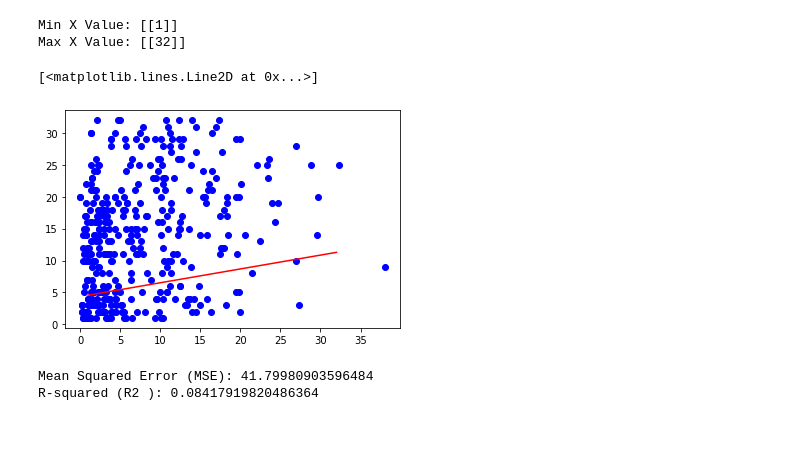
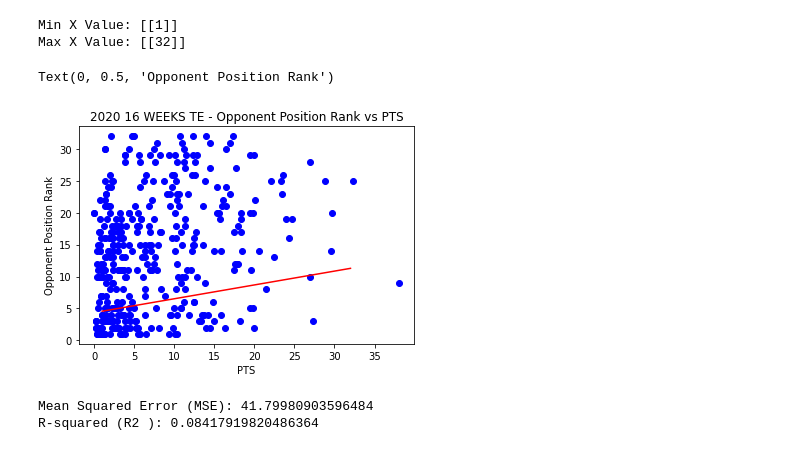
Before and after one commit to TBG1006/Fantasy-Football, a Jupyter notebook: SOS_TBG.ipynb, the cells around one changed output. Drawn from its saved outputs; the diff is of its cells as text; code cells hidden in the pictures.

Commit message:
updte charts, text

```diff
--- a/SOS_TBG.ipynb
+++ b/SOS_TBG.ipynb
@@ -94,9 +92,12 @@ y_max = model.predict(x_max)
 # %%
 plt.scatter(y, X, c='blue')
 plt.plot([x_min[0], x_max[0]], [y_min[0], y_max[0]], c='red')
+plt.title('2020 16 WEEKS TE - Opponent Position Rank vs PTS')
+plt.xlabel('PTS')
+plt.ylabel('Opponent Position Rank')
 # %% [output]
-[<matplotlib.lines.Line2D at 0x...>]
+Text(0, 0.5, 'Opponent Position Rank')
-[figure, old version]
+[figure, new version]
 # %%
 from sklearn.metrics import mean_squared_error, r2_score
 
```
Also changed, not shown: parts of 1 cell of this notebook, 7 other files.
